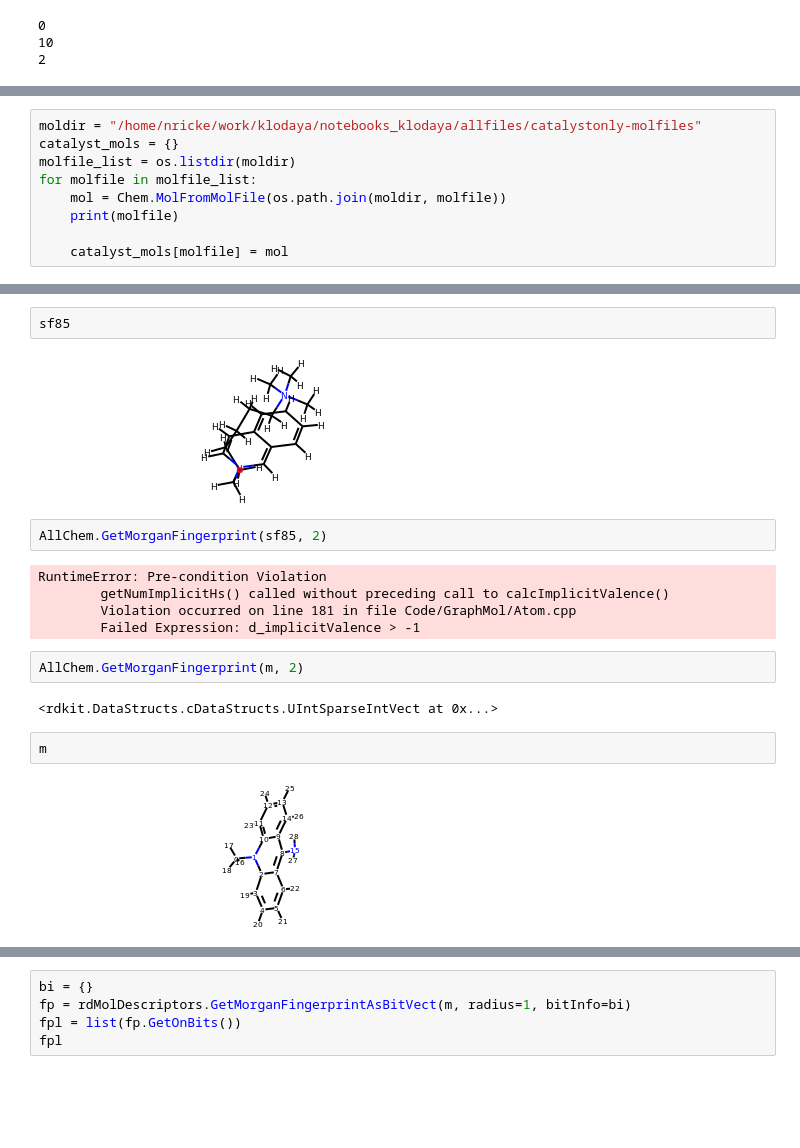
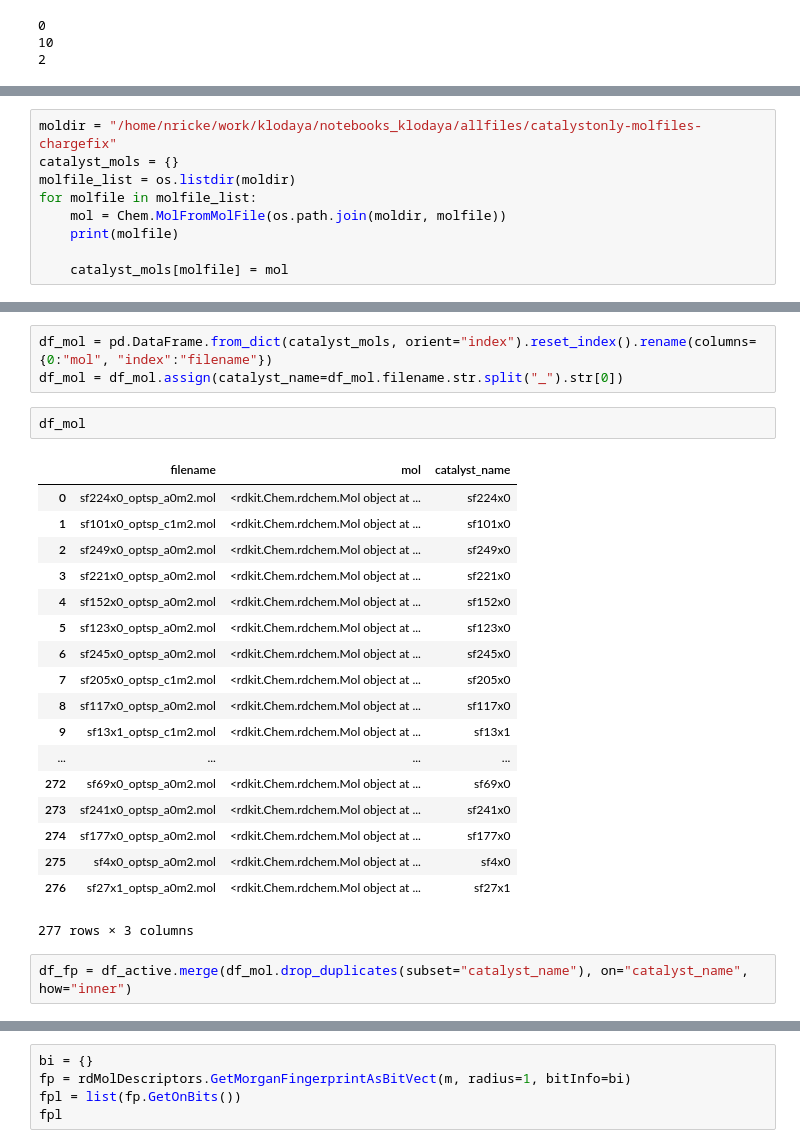
Before and after one commit to ndricke/ngcc_ml, a Jupyter notebook: check_atomic_fingerprints.ipynb, the cells around one changed output, grey strips where cells are left out. Cells and saved outputs as stored; diff of their text form; blank space fills up the shorter version.

```diff
--- a/check_atomic_fingerprints.ipynb
+++ b/check_atomic_fingerprints.ipynb
@@ -54,5 +58,5 @@ for neigh in m.GetAtoms()[1].GetNeighbors():
 # %%
-moldir = "/home/nricke/work/klodaya/notebooks_klodaya/allfiles/catalystonly-molfiles"
+moldir = "/home/nricke/work/klodaya/notebooks_klodaya/allfiles/catalystonly-molfiles-chargefix"
 catalyst_mols = {}
 molfile_list = os.listdir(moldir)
 for molfile in molfile_list:
@@ -139,19 +124,26 @@ sf85 = Chem.MolFromMolFile(os.path.join(moldir, "sf85x0_optsp_c1m2.mol"), saniti
-# %%
-sf85
-# %% [output]
-[figure, removed]
-# %%
-AllChem.GetMorganFingerprint(sf85, 2)
-# %% [output]
-RuntimeError: Pre-condition Violation
-        getNumImplicitHs() called without preceding call to calcImplicitValence()
-        Violation occurred on line 181 in file Code/GraphMol/Atom.cpp
-        Failed Expression: d_implicitValence > -1
-# %%
-AllChem.GetMorganFingerprint(m, 2)
-# %% [output]
-<rdkit.DataStructs.cDataStructs.UIntSparseIntVect at 0x...>
-# %%
-m
-# %% [output]
-[figure, removed]
+# %%
+df_mol = pd.DataFrame.from_dict(catalyst_mols, orient="index").reset_index().rename(columns={0:"mol", "index":"filename"})
+df_mol = df_mol.assign(catalyst_name=df_mol.filename.str.split("_").str[0])
+# %%
+df_mol
+# %% [output]
+|  | filename | mol | catalyst_name |
+| 0 | sf224x0_optsp_a0m2.mol | <rdkit.Chem.rdchem.Mol object at ... | sf224x0 |
+| 1 | sf101x0_optsp_c1m2.mol | <rdkit.Chem.rdchem.Mol object at ... | sf101x0 |
+| 2 | sf249x0_optsp_a0m2.mol | <rdkit.Chem.rdchem.Mol object at ... | sf249x0 |
+| 3 | sf221x0_optsp_a0m2.mol | <rdkit.Chem.rdchem.Mol object at ... | sf221x0 |
+| 4 | sf152x0_optsp_a0m2.mol | <rdkit.Chem.rdchem.Mol object at ... | sf152x0 |
+| 5 | sf123x0_optsp_a0m2.mol | <rdkit.Chem.rdchem.Mol object at ... | sf123x0 |
+| 6 | sf245x0_optsp_a0m2.mol | <rdkit.Chem.rdchem.Mol object at ... | sf245x0 |
+| 7 | sf205x0_optsp_c1m2.mol | <rdkit.Chem.rdchem.Mol object at ... | sf205x0 |
+| 8 | sf117x0_optsp_a0m2.mol | <rdkit.Chem.rdchem.Mol object at ... | sf117x0 |
+| 9 | sf13x1_optsp_c1m2.mol | <rdkit.Chem.rdchem.Mol object at ... | sf13x1 |
+| ... | ... | ... | ... |
+| 272 | sf69x0_optsp_a0m2.mol | <rdkit.Chem.rdchem.Mol object at ... | sf69x0 |
+| 273 | sf241x0_optsp_a0m2.mol | <rdkit.Chem.rdchem.Mol object at ... | sf241x0 |
+| 274 | sf177x0_optsp_a0m2.mol | <rdkit.Chem.rdchem.Mol object at ... | sf177x0 |
+| 275 | sf4x0_optsp_a0m2.mol | <rdkit.Chem.rdchem.Mol object at ... | sf4x0 |
+| 276 | sf27x1_optsp_a0m2.mol | <rdkit.Chem.rdchem.Mol object at ... | sf27x1 |
+277 rows × 3 columns
+# %%
+df_fp = df_active.merge(df_mol.drop_duplicates(subset="catalyst_name"), on="catalyst_name", how="inner")
```
Also changed, not shown: parts of 21 cells of this notebook, 1 other file.
